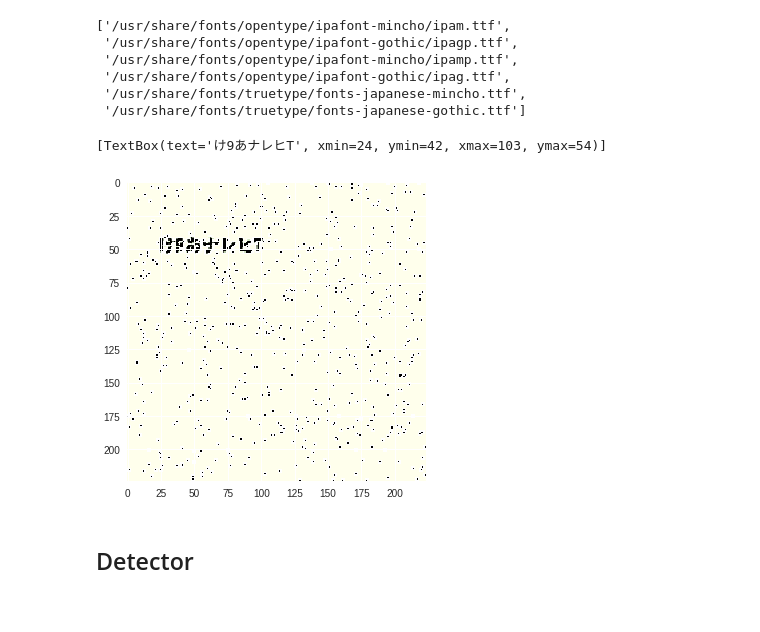
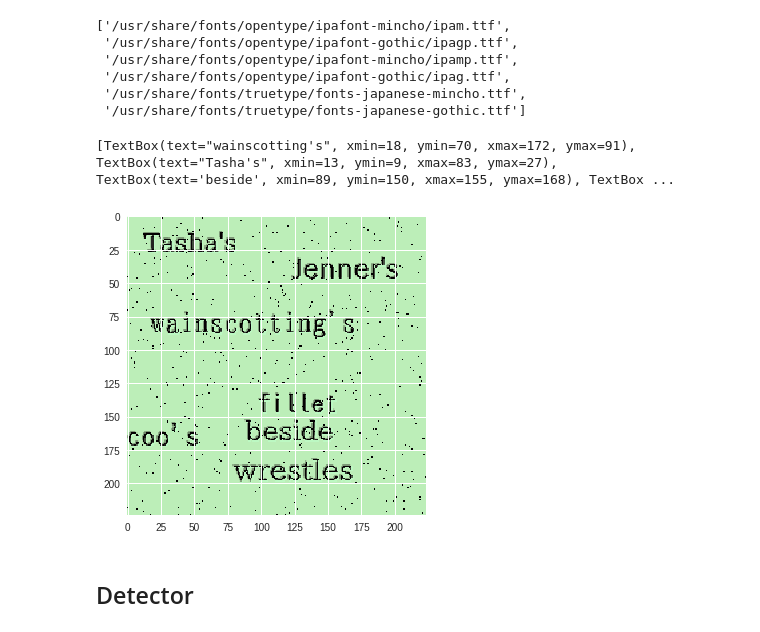
Before and after one commit to agatan/Building-OCR-System-TechBookFest6, a Jupyter notebook: techbook6.ipynb, the cells around one changed output. Saved outputs shown, nothing was run; the diff lists cells and outputs as text; code cells hidden in the pictures.

```diff
--- a/techbook6.ipynb
+++ b/techbook6.ipynb
@@ -67,3 +63,10 @@ def random_text(length: int) -> str:
+# %%
+CHARACTERS = list("abcdefghijklmnopqrstuvwxyzABCDEFGHIJKLMNOPQRSTUVWXYZ0123456789!#$%&()*+-./:<=>?@[\]^_{}~ー々'\"")
+
+WORDS = open("/usr/share/dict/words").read().splitlines()
+
+def random_word() -> str:
+    return WORDS[np.random.randint(0, len(WORDS))]
 # %%
 class TextBox(NamedTuple):
     text: str
@@ -111,45 +114,45 @@ def generate(width: int, height: int, noise: bool = True) -> Tuple[Image.Image,
     while retry_count < 10:
         retry_count += 1
         fontname = np.random.choice(fontnames)
-        fontsize = np.random.randint(8, 20)
+        fontsize = np.random.randint(16, 24)
         font = ImageFont.truetype(fontname, fontsize)
-        text_length = np.random.randint(2, 12)
-        text = random_text(text_length)
+#        text_length = np.random.randint(2, 12)
+        text = random_word()
         textsize_x, textsize_y = draw.textsize(text, font=font)
         if width <= textsize_x or height <= textsize_y:
             continue
         x = np.random.randint(0, width - textsize_x)
         y = np.random.randint(0, height - textsize_y)
         already_used_pixels_count = np.sum(used_map[y : y + textsize_y, x : x + textsize_x])
         if already_used_pixels_count > 0:
             continue
         retry_count = 0
         used_map[y : y + textsize_y, x : x + textsize_x] = True
         draw.text((x, y), text, fill=(0, 0, 0), font=font)
         boxes.append(TextBox(text=text, xmin=x, ymin=y, xmax=x + textsize_x, ymax=y + textsize_y))
         if np.sum(used_map) > np.random.random() * width * height * 0.5:
             break
 
     if noise:
         img = AUGMENTER.augment_image(np.asarray(image))
         image = Image.fromarray(img)
     return image, boxes
 
 image, bbs = generate(224, 224)
 print(bbs)
 plt.imshow(image)
 train_images: List[Image.Image] = []
 train_bboxes: List[List[TextBox]] = []
 SIZE = 1000
 WIDTH = 224
 HEIGHT = 224
 for _ in range(SIZE):
     img, bbs = generate(width=WIDTH, height=HEIGHT)
     train_images.append(img)
     train_bboxes.append(bbs)
 # %% [output]
-[TextBox(text='け9あナレヒT', xmin=24, ymin=42, xmax=103, ymax=54)]
+[TextBox(text="wainscotting's", xmin=18, ymin=70, xmax=172, ymax=91), TextBox(text="Tasha's", xmin=13, ymin=9, xmax=83, ymax=27), TextBox(text='beside', xmin=89, ymin=150, xmax=155, ymax=168), TextBox ...
-[figure, old version]
+[figure, new version]
 # %% [markdown]
 ## Detector
 # %% [markdown]
```
Also changed, not shown: parts of 12 cells of this notebook.
